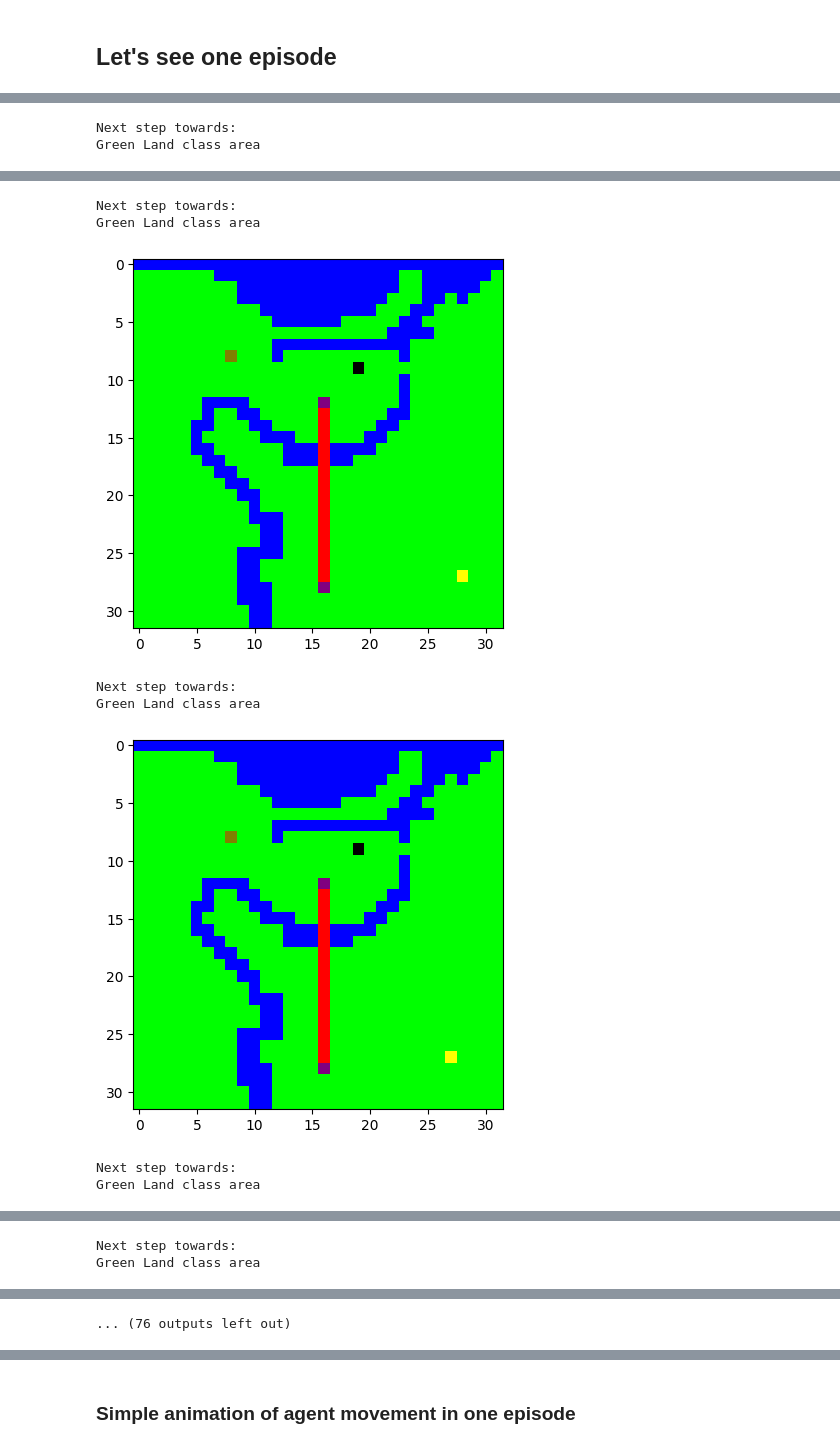
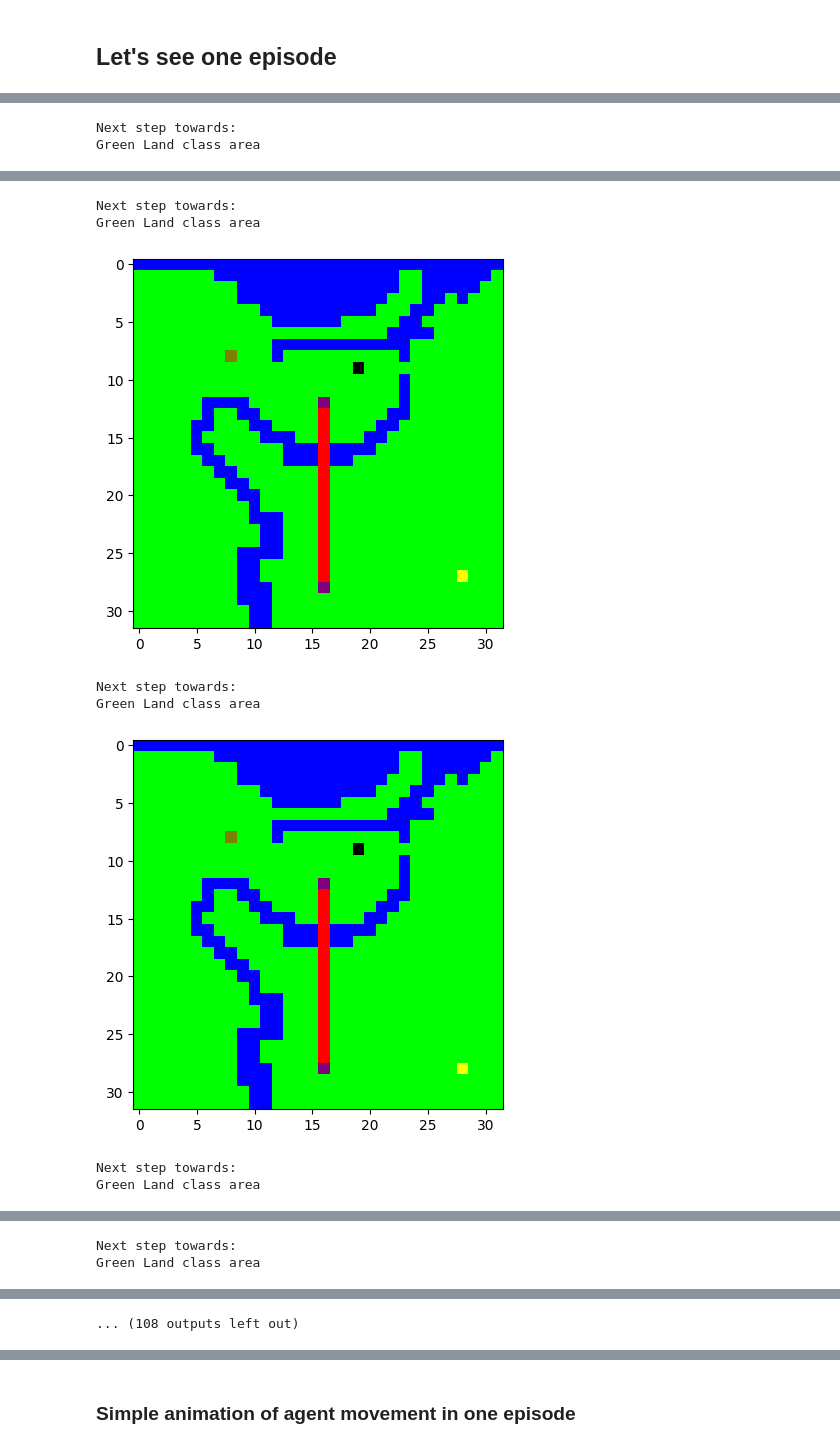
Before and after one commit to MKMC1/TDT4172, a Jupyter notebook: Assignment3/Project3_RL.ipynb, the cells around one changed output, grey strips where cells are left out. Cells and saved outputs as stored; diff of their text form; code cells hidden in the pictures.

```diff
--- a/Assignment3/Project3_RL.ipynb
+++ b/Assignment3/Project3_RL.ipynb
@@ -1010,7 +1010,7 @@ def update_explore_rate(episode, MIN_EXPLORE_RATE):
     # this function should return updated explore_rate
 	# YOUR CODE GOES HERE
     epsilon_decay = 0.995
-    initial_exploration_factor = 0.6
+    initial_exploration_factor = 0.9
     updated_exploration_factor = initial_exploration_factor * epsilon_decay**episode
     if updated_exploration_factor > MIN_EXPLORE_RATE:
         return updated_exploration_factor
@@ -1022,7 +1022,7 @@ def update_explore_rate(episode, MIN_EXPLORE_RATE):
 def update_learning_rate(episode, MIN_LEARNING_RATE):
     # this function should return updated learning_rate
 	# YOUR CODE GOES HERE
-    initial_lr = 0.3
+    initial_lr = 0.4
     lr_decay=0.99
     updated_lr = initial_lr * lr_decay**episode
     if updated_lr > MIN_LEARNING_RATE:
@@ -1045,10 +1045,10 @@ def update_action(env, state, explore_rate, Q):
 # YOUR CODE GOES HERE (set the values below)
 
 GAMMA_test = 0.95
-NUM_EPISODES_test = 200
+NUM_EPISODES_test = 300
 MIN_EXPLORE_RATE_test = 0.1
 MIN_LEARNING_RATE_test = 0.01
-STEP_SIZE_TEST = 10000
+STEP_SIZE_TEST = 50000
 # Depending on your parameters for the toy environment, using the same parameters here could work fine
 # if they are not working, you may want to set them to different values here
 # %% [markdown]
@@ -1113,37 +1113,37 @@ Total reward after training: 0, total Explore rate after training: 0.22128109852
 #now we can show one episode
 
 tmp_env.manual_mode = True # we want to see the messages
-STEP_SIZE_TEST_test = 44
+STEP_SIZE_TEST_test = 60
 
 image_samples = []  # Array to store images
 
 observation = tmp_env.reset()
 state_0 = tmp_env.get_1d_state()
 total_reward = 0
 
 for _ in range(STEP_SIZE_TEST_test):
     img = tmp_env.render()
     image_samples.append(img)
 
     action = update_action(tmp_env, state_0, explore_rate, Q=Q_test)
     obv, reward, done, info = tmp_env.step(action)
     state_1 = tmp_env.get_1d_state()
     state_0 = state_1
 
     total_reward += reward
 
 print(f"Total_reward: ", total_reward)
 # self.observation.shape[0]
 # %% [output]
 [figure]
 Next step towards:
 Green Land class area
 [figure]
 Next step towards:
 Green Land class area
 [figure]
 Next step towards:
 Green Land class area
-[figure, old version]
+[figure, new version]
 Next step towards:
 Green Land class area
@@ -1154,6 +1154,6 @@ Green Land class area
 Next step towards:
 Green Land class area
-... (76 outputs left out)
+... (108 outputs left out)
 # %%
 # visualize
 
```
Also changed, not shown: parts of 4 cells of this notebook, 1 other file.
